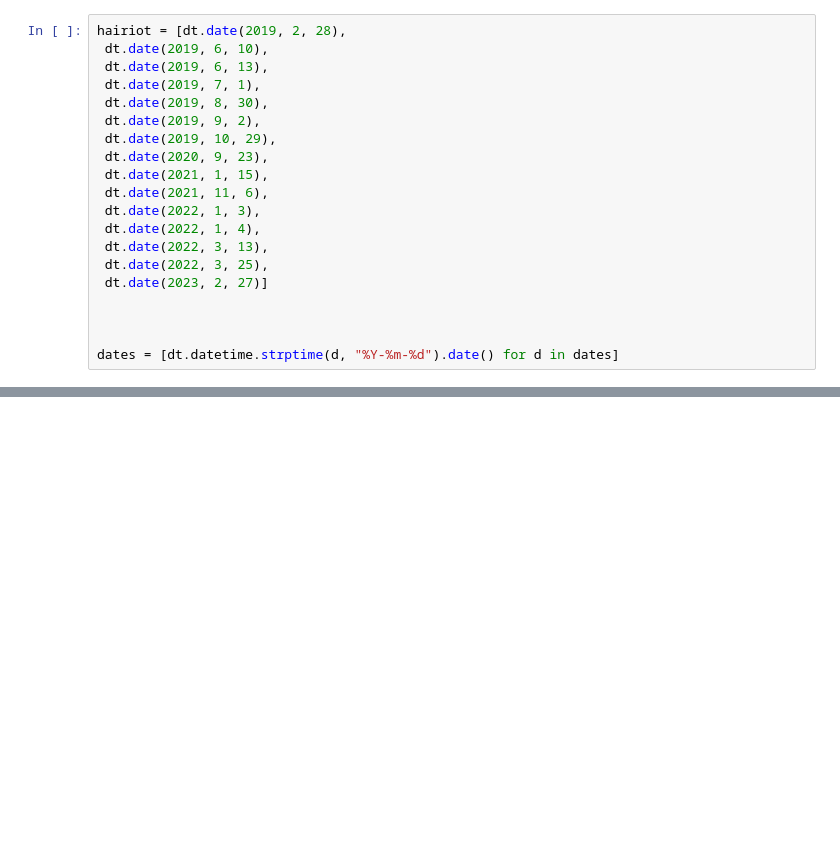
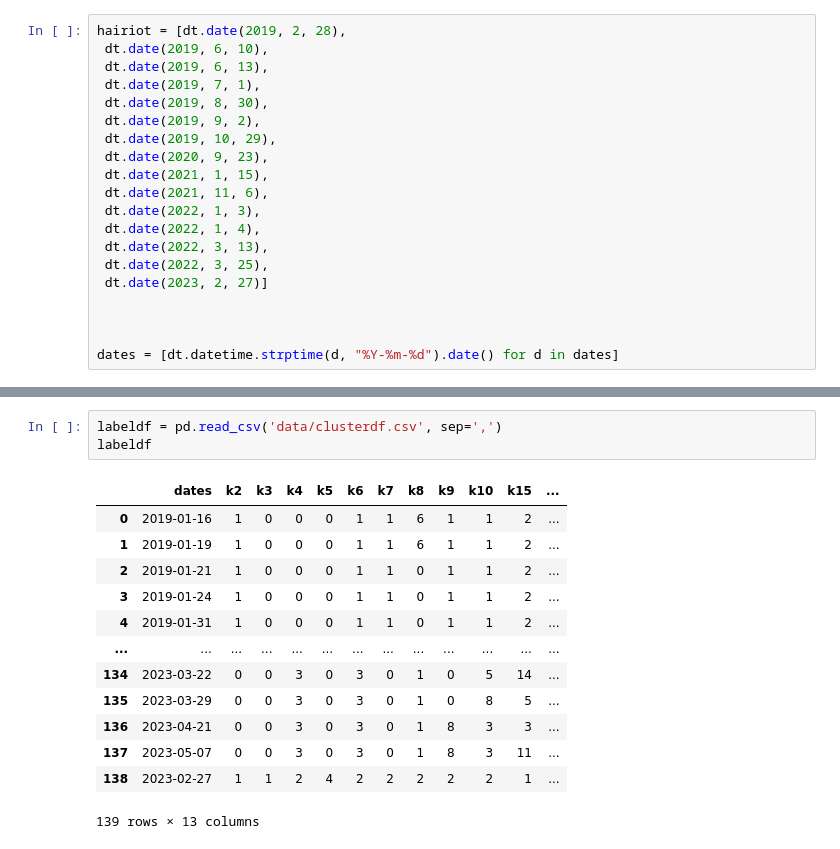
Before and after one commit to kuhaonmaraani/gradu, a Jupyter notebook: clustering.ipynb, the cells around one changed output, grey strips where cells are left out. Saved outputs shown, nothing was run; the diff lists cells and outputs as text; blank space fills up the shorter version.

```diff
--- a/clustering.ipynb
+++ b/clustering.ipynb
@@ -239,0 +241,17 @@ plt.show()
+# %%
+labeldf = pd.read_csv('data/clusterdf.csv', sep=',')
+labeldf
+# %% [output]
+|  | dates | k2 | k3 | k4 | k5 | k6 | k7 | k8 | k9 | k10 | k15 | ... |
+| 0 | 2019-01-16 | 1 | 0 | 0 | 0 | 1 | 1 | 6 | 1 | 1 | 2 | ... |
+| 1 | 2019-01-19 | 1 | 0 | 0 | 0 | 1 | 1 | 6 | 1 | 1 | 2 | ... |
+| 2 | 2019-01-21 | 1 | 0 | 0 | 0 | 1 | 1 | 0 | 1 | 1 | 2 | ... |
+| 3 | 2019-01-24 | 1 | 0 | 0 | 0 | 1 | 1 | 0 | 1 | 1 | 2 | ... |
+| 4 | 2019-01-31 | 1 | 0 | 0 | 0 | 1 | 1 | 0 | 1 | 1 | 2 | ... |
+| ... | ... | ... | ... | ... | ... | ... | ... | ... | ... | ... | ... | ... |
+| 134 | 2023-03-22 | 0 | 0 | 3 | 0 | 3 | 0 | 1 | 0 | 5 | 14 | ... |
+| 135 | 2023-03-29 | 0 | 0 | 3 | 0 | 3 | 0 | 1 | 0 | 8 | 5 | ... |
+| 136 | 2023-04-21 | 0 | 0 | 3 | 0 | 3 | 0 | 1 | 8 | 3 | 3 | ... |
+| 137 | 2023-05-07 | 0 | 0 | 3 | 0 | 3 | 0 | 1 | 8 | 3 | 11 | ... |
+| 138 | 2023-02-27 | 1 | 1 | 2 | 4 | 2 | 2 | 2 | 2 | 2 | 1 | ... |
+139 rows × 13 columns
```
Also changed, not shown: parts of 8 cells of this notebook, 7 other files.
